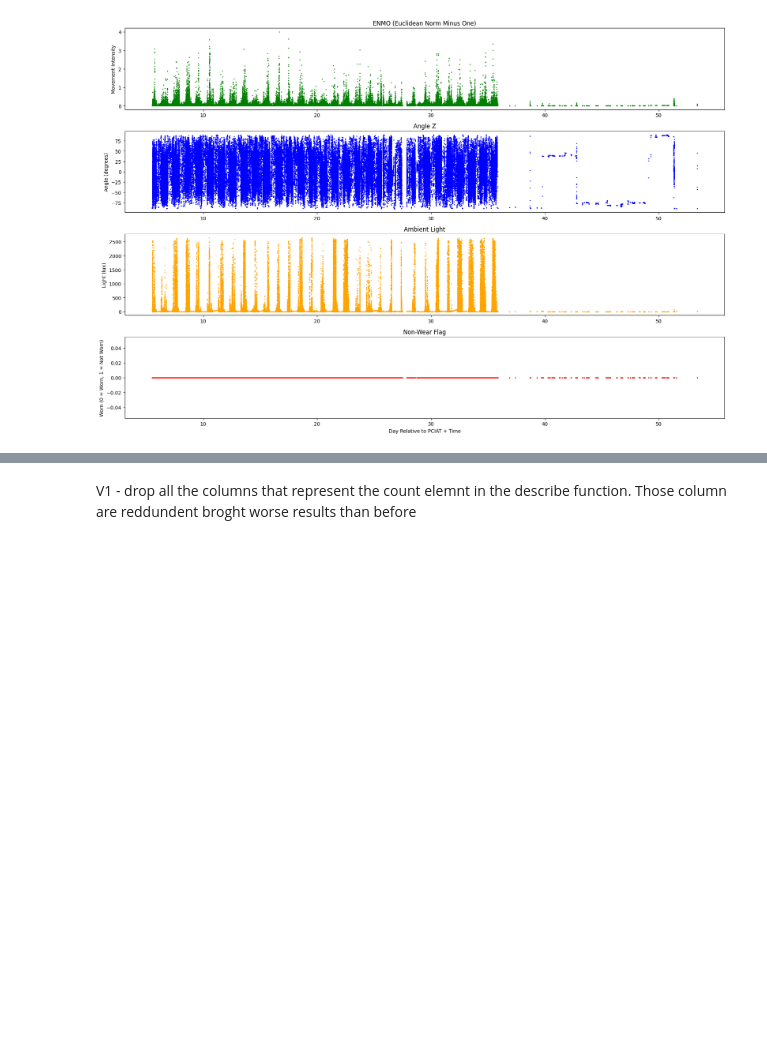
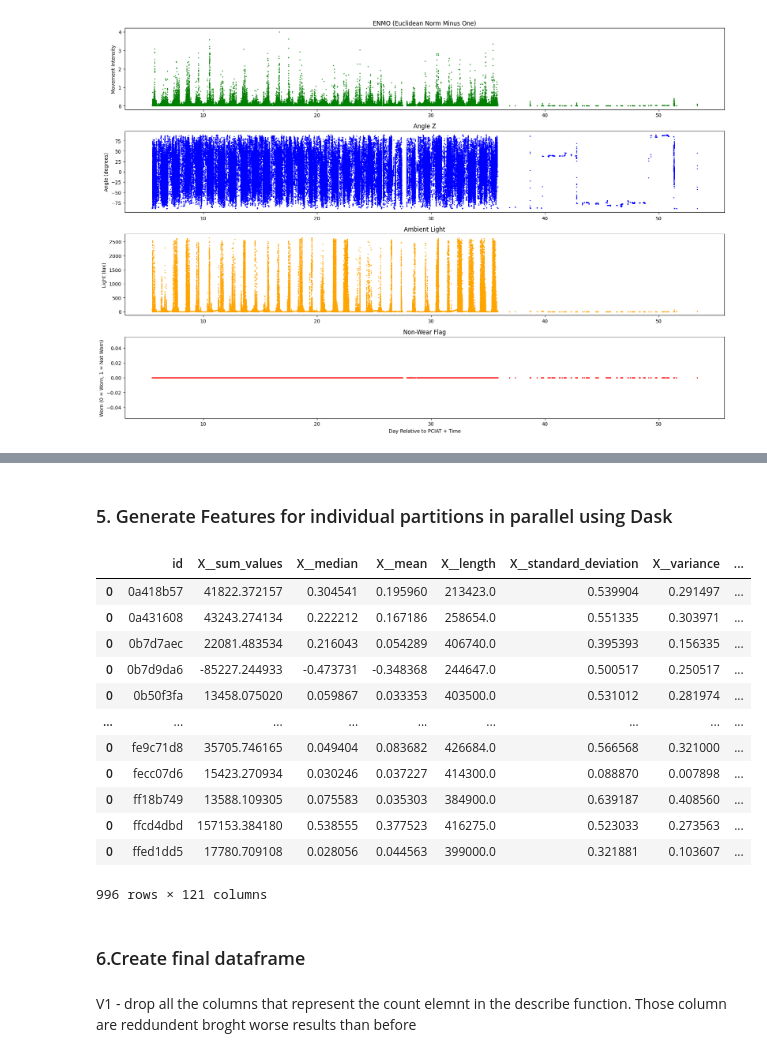
Before and after one commit to Idelsohn/Children-Internet-Use, a Jupyter notebook: notebooks/TimeSeries_EDA.ipynb, the cells around one changed output, grey strips where cells are left out. Cells and saved outputs as stored; diff of their text form; code cells hidden in the pictures; blank space fills up the shorter version.

```diff
--- a/notebooks/TimeSeries_EDA.ipynb
+++ b/notebooks/TimeSeries_EDA.ipynb
@@ -303,0 +282,58 @@ test_ts = load_time_series("/kaggle/input/child-mind-institute-problematic-inter
+# %%
+ddf = dd.read_parquet(
+    path_to_files,
+    blocksize=None,
+    columns=['X', 'Y', 'Z', 'enmo', 'anglez', 'non-wear_flag', 'light',
+                 'battery_voltage', 'time_of_day', 'weekday', 'quarter',
+                 'relative_date_PCIAT','id'])
+
+# Add a column named time with ascending values staring from 0 representing time
+ddf = ddf.map_partitions(append_time_column)
+
+# Change columns types
+for col, dtype in data_types.items():
+    ddf[col] = ddf[col].astype(dtype)
+
+ddf['id'] = ddf['id'].fillna('a')
+# %% [markdown]
+<h3>5. Generate Features for individual partitions in parallel using Dask</h3>
+# %%
+def custom_extract_features(df, column_id, column_sort, default_fc_parameters):
+    """
+    Generate features using `extract_features` of `tsfresh` and then rename and
+    reset axis.
+
+    Setting `n_jobs` to 0 disable multiprocessing functionality
+    """
+    feature_df = extract_features(df,
+                                  column_id=column_id,
+                                  column_sort=column_sort,
+                                  n_jobs=0,
+                                  default_fc_parameters=default_fc_parameters,
+                                  disable_progressbar=True)
+    feature_df = feature_df.rename_axis("id").reset_index(drop=False)
+    feature_df.id = feature_df.id.astype('category')
+    return feature_df
+# %%
+ddf_features = ddf.map_partitions(custom_extract_features,
+                                  column_id='id',
+                                  column_sort='time',
+                                  default_fc_parameters=MinimalFCParameters())
+# %%
+ddf_features.compute()
+# %% [output]
+|  | id | X__sum_values | X__median | X__mean | X__length | X__standard_deviation | X__variance | ... |
+| 0 | 0a418b57 | 41822.372157 | 0.304541 | 0.195960 | 213423.0 | 0.539904 | 0.291497 | ... |
+| 0 | 0a431608 | 43243.274134 | 0.222212 | 0.167186 | 258654.0 | 0.551335 | 0.303971 | ... |
+| 0 | 0b7d7aec | 22081.483534 | 0.216043 | 0.054289 | 406740.0 | 0.395393 | 0.156335 | ... |
+| 0 | 0b7d9da6 | -85227.244933 | -0.473731 | -0.348368 | 244647.0 | 0.500517 | 0.250517 | ... |
+| 0 | 0b50f3fa | 13458.075020 | 0.059867 | 0.033353 | 403500.0 | 0.531012 | 0.281974 | ... |
+| ... | ... | ... | ... | ... | ... | ... | ... | ... |
+| 0 | fe9c71d8 | 35705.746165 | 0.049404 | 0.083682 | 426684.0 | 0.566568 | 0.321000 | ... |
+| 0 | fecc07d6 | 15423.270934 | 0.030246 | 0.037227 | 414300.0 | 0.088870 | 0.007898 | ... |
+| 0 | ff18b749 | 13588.109305 | 0.075583 | 0.035303 | 384900.0 | 0.639187 | 0.408560 | ... |
+| 0 | ffcd4dbd | 157153.384180 | 0.538555 | 0.377523 | 416275.0 | 0.523033 | 0.273563 | ... |
+| 0 | ffed1dd5 | 17780.709108 | 0.028056 | 0.044563 | 399000.0 | 0.321881 | 0.103607 | ... |
+996 rows × 121 columns
+# %% [markdown]
+<h3>6.Create final dataframe</h3>
```
Also changed, not shown: parts of 23 cells of this notebook, 1 other file.
